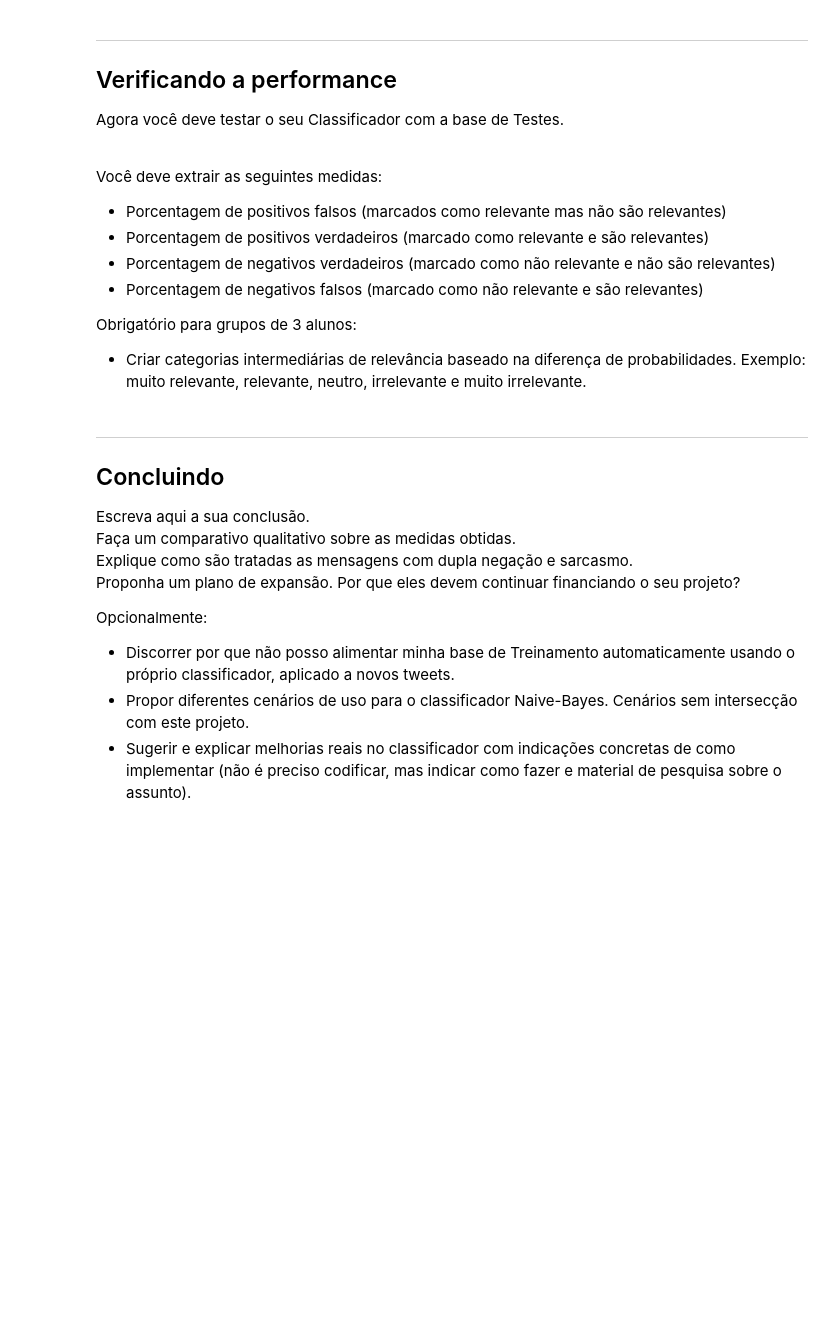
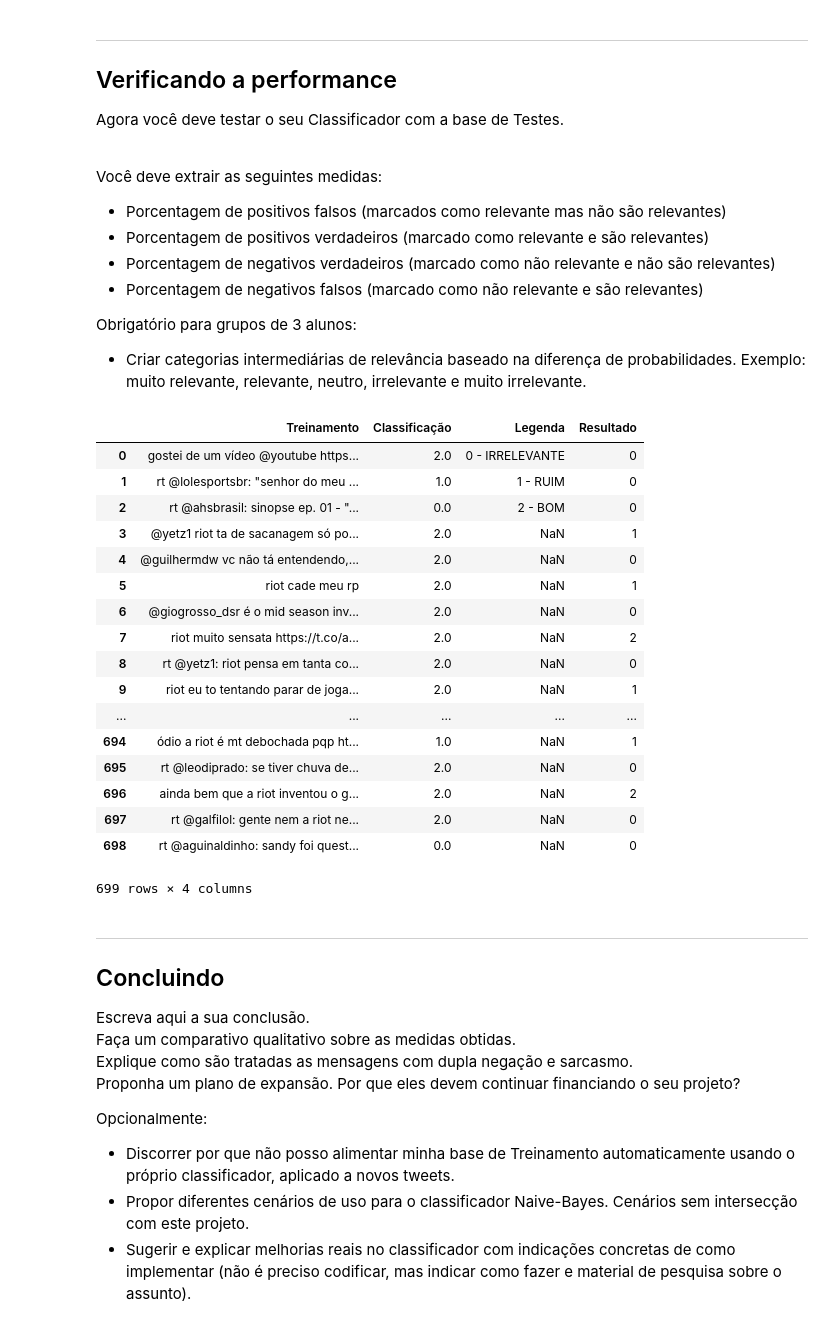
Before and after one commit to slimkaki/projeto2_CD2018, a Jupyter notebook: Projeto-2-Naive-Bayes.ipynb, the cells around one changed output. Cells and saved outputs as stored; diff of their text form; code cells hidden in the pictures; blank space fills up the shorter version.

Commit message:
inicio analise base de teste

```diff
--- a/Projeto-2-Naive-Bayes.ipynb
+++ b/Projeto-2-Naive-Bayes.ipynb
@@ -42,7 +42,7 @@ import numpy as np
 from scipy import stats
 # %%
 df=pd.read_excel('tweets_riot.xlsx','Treinamento',sep=',')
-dfTeste=pd.read_excel('teste.xlsx','Teste',sep=',')
+dfTeste=pd.read_excel('teste.xlsx', 'Treinamento',sep=',')
 # %%
 lista1=['  ','   ',':','(',')','`','[',']','.','/','" ',"'"]
 lista2=[' ',' ',' ',' ',' ',' ',' ',' ',' ',' ',' ',' ']
@@ -292,6 +280,31 @@ Você deve extrair as seguintes medidas:
 
 Obrigatório para grupos de 3 alunos:
 * Criar categorias intermediárias de relevância baseado na diferença de probabilidades. Exemplo: muito relevante, relevante, neutro, irrelevante e muito irrelevante.
+# %%
+r=[]
+b=bayes(dfTeste['Treinamento'],dfPalavras,r)
+dfTeste['Resultado']=b
+# %%
+dfTeste
+# %% [output]
+|  | Treinamento | Classificação | Legenda | Resultado |
+| 0 | gostei de um vídeo @youtube https... | 2.0 | 0 - IRRELEVANTE | 0 |
+| 1 | rt @lolesportsbr: "senhor do meu ... | 1.0 | 1 - RUIM | 0 |
+| 2 | rt @ahsbrasil: sinopse ep. 01 - "... | 0.0 | 2 - BOM | 0 |
+| 3 | @yetz1 riot ta de sacanagem só po... | 2.0 | NaN | 1 |
+| 4 | @guilhermdw vc não tá entendendo,... | 2.0 | NaN | 0 |
+| 5 | riot cade meu rp | 2.0 | NaN | 1 |
+| 6 | @giogrosso_dsr é o mid season inv... | 2.0 | NaN | 0 |
+| 7 | riot muito sensata https://t.co/a... | 2.0 | NaN | 2 |
+| 8 | rt @yetz1: riot pensa em tanta co... | 2.0 | NaN | 0 |
+| 9 | riot eu to tentando parar de joga... | 2.0 | NaN | 1 |
+| ... | ... | ... | ... | ... |
+| 694 | ódio a riot é mt debochada pqp ht... | 1.0 | NaN | 1 |
+| 695 | rt @leodiprado: se tiver chuva de... | 2.0 | NaN | 0 |
+| 696 | ainda bem que a riot inventou o g... | 2.0 | NaN | 2 |
+| 697 | rt @galfilol: gente nem a riot ne... | 2.0 | NaN | 0 |
+| 698 | rt @aguinaldinho: sandy foi quest... | 0.0 | NaN | 0 |
+699 rows × 4 columns
 # %% [markdown]
 ___
 ## Concluindo
```
Also changed, not shown: parts of 2 cells of this notebook.
